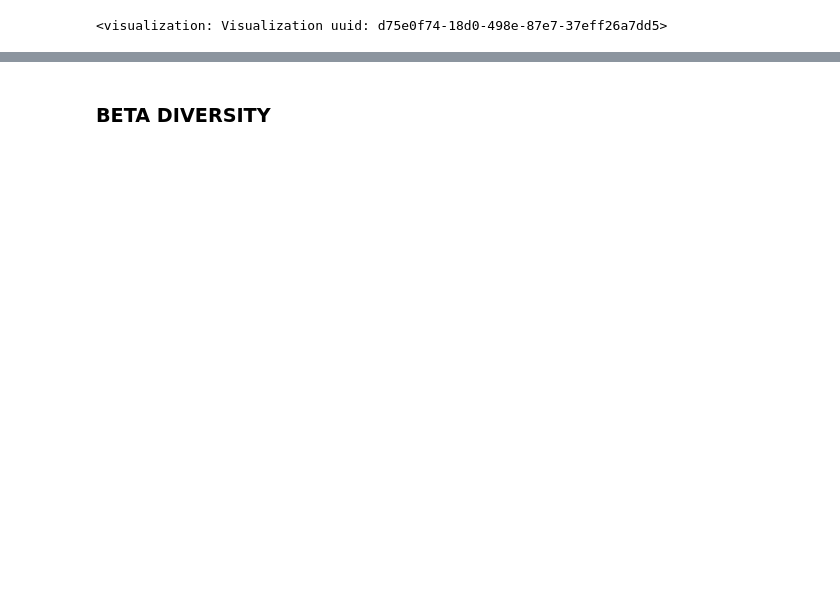
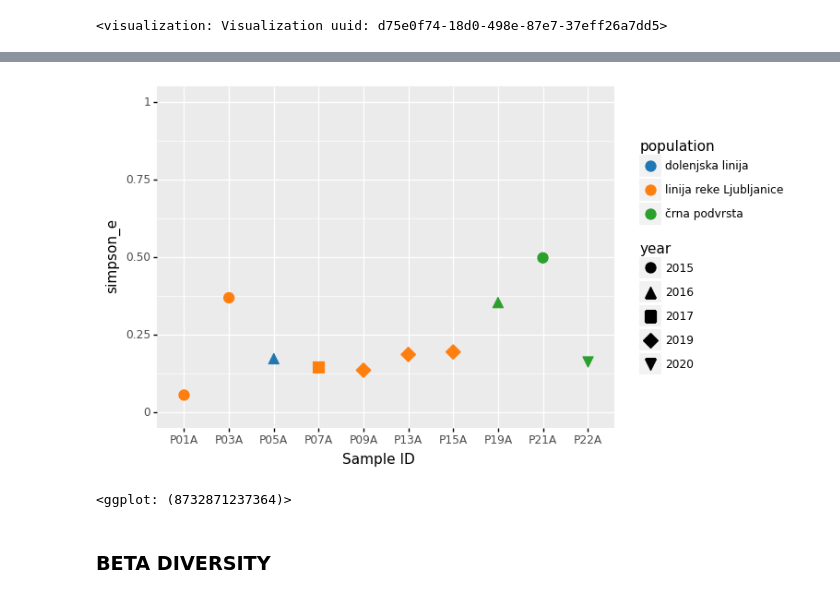
Before and after one commit to nezapajek/proteus-skin-microbiome, a Jupyter notebook: fungi/03_alpha-beta-diversity.ipynb, the cells around one changed output, grey strips where cells are left out. Cells and saved outputs as stored; diff of their text form; code cells hidden in the pictures; blank space fills up the shorter version.

```diff
--- a/fungi/03_alpha-beta-diversity.ipynb
+++ b/fungi/03_alpha-beta-diversity.ipynb
@@ -281,3 +294,17 @@ p
+# %%
+simpson = (
+    ggplot(ndf, aes(x=ndf.index, y='simpson_e', shape='year', color='population'))
+    + geom_point(size=4)
+    + labs(x='Sample ID', y='simpson_e')
+    + scale_color_manual(['C0', 'C1', 'C2'])
+    + ylim(0,1)
+)
+
+simpson.save('./results/fungi_simpson_e.png')
+simpson
+# %% [output]
+[figure, added]
+<ggplot: (8732871237364)>
 # %%
 # visualisations of alpha diversity metrics
 visualizations = {}
```
Also changed, not shown: parts of 16 cells of this notebook, 21 other files.
